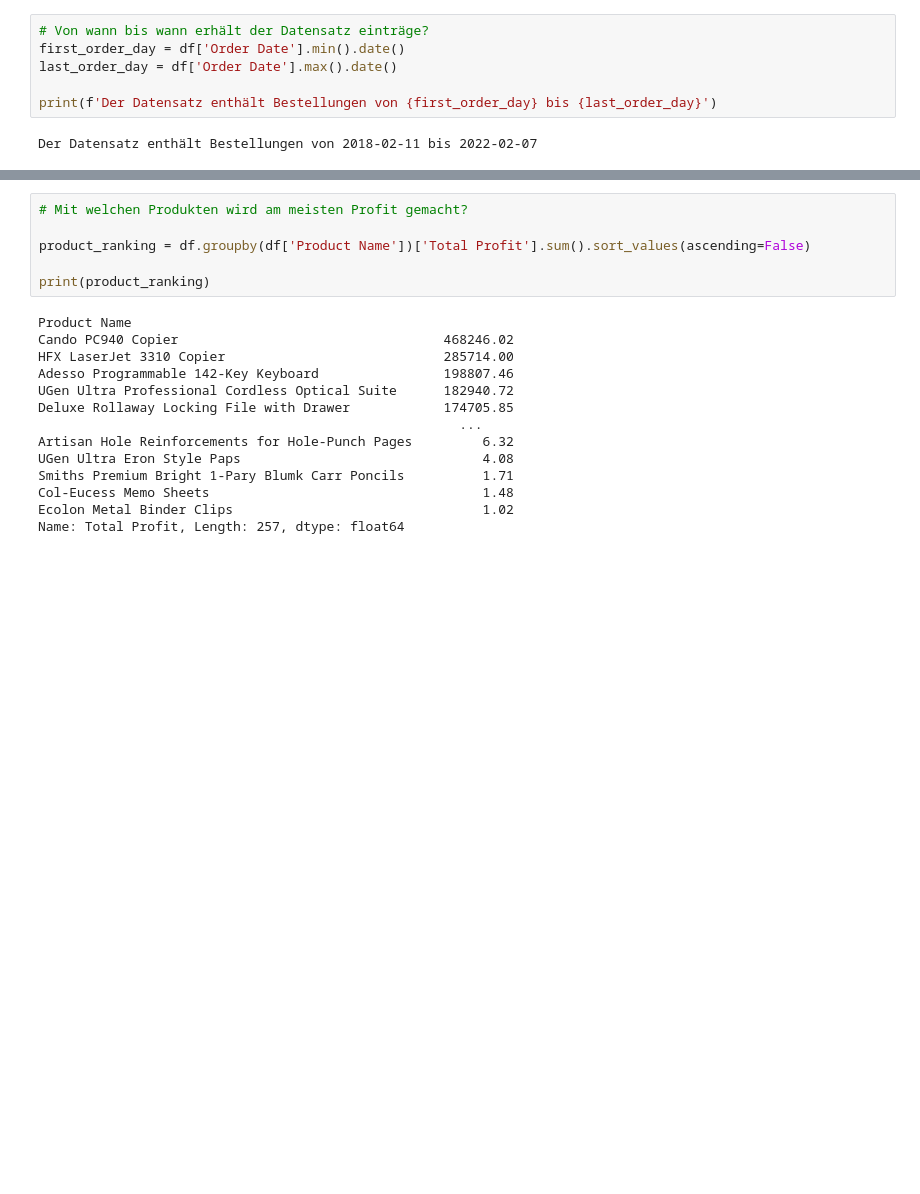
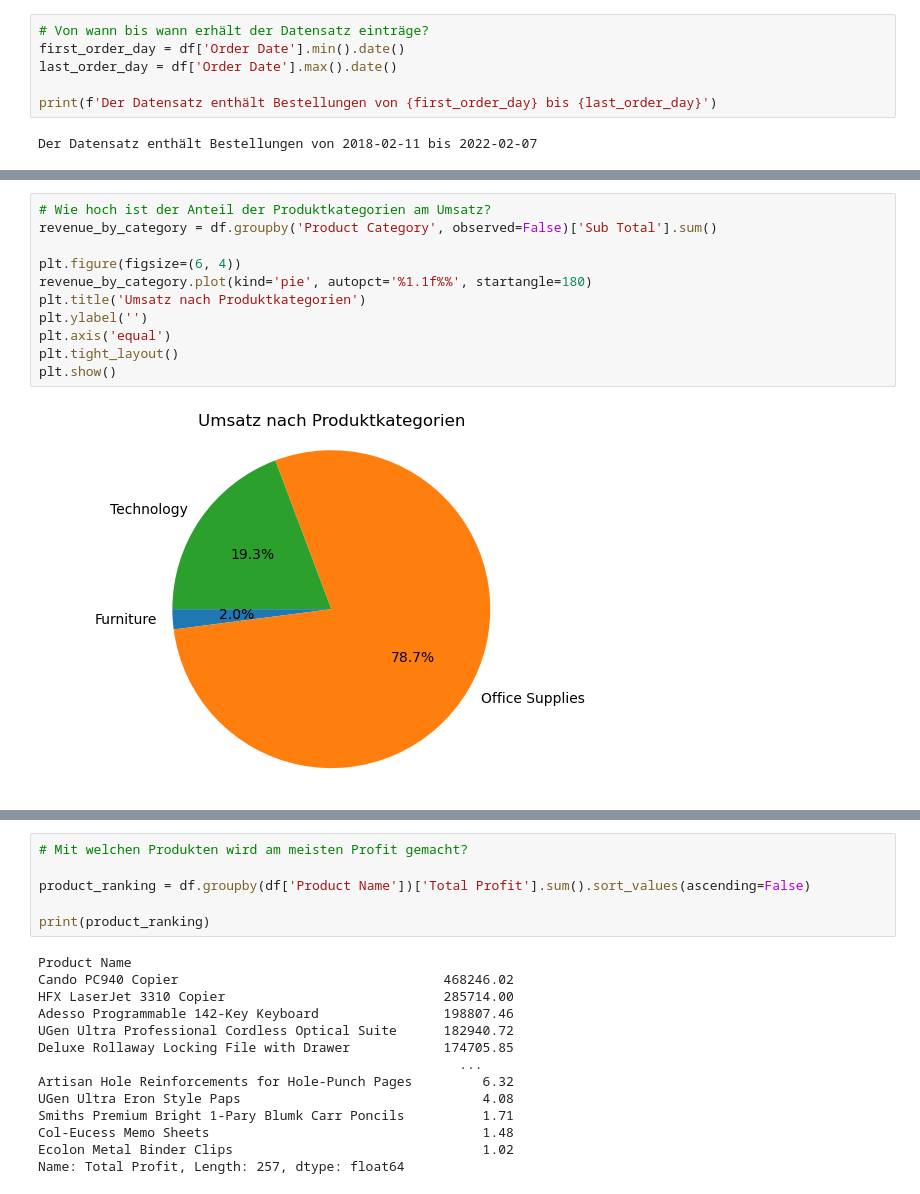
Before and after one commit to SchierleLukas/programming-for-datascience, a Jupyter notebook: notebooks/project.ipynb, the cells around one changed output, grey strips where cells are left out. Drawn from its saved outputs; the diff is of its cells as text; blank space fills up the shorter version.

Commit message:
feat: add section for products and shipping

```diff
--- a/notebooks/project.ipynb
+++ b/notebooks/project.ipynb
@@ -279,0 +302,13 @@ plt.show()
+# %%
+# Wie hoch ist der Anteil der Produktkategorien am Umsatz?
+revenue_by_category = df.groupby('Product Category', observed=False)['Sub Total'].sum()
+
+plt.figure(figsize=(6, 4))
+revenue_by_category.plot(kind='pie', autopct='%1.1f%%', startangle=180)
+plt.title('Umsatz nach Produktkategorien')
+plt.ylabel('')
+plt.axis('equal')
+plt.tight_layout()
+plt.show()
+# %% [output]
+[figure, added]
```
Also changed, not shown: parts of 16 cells of this notebook.
